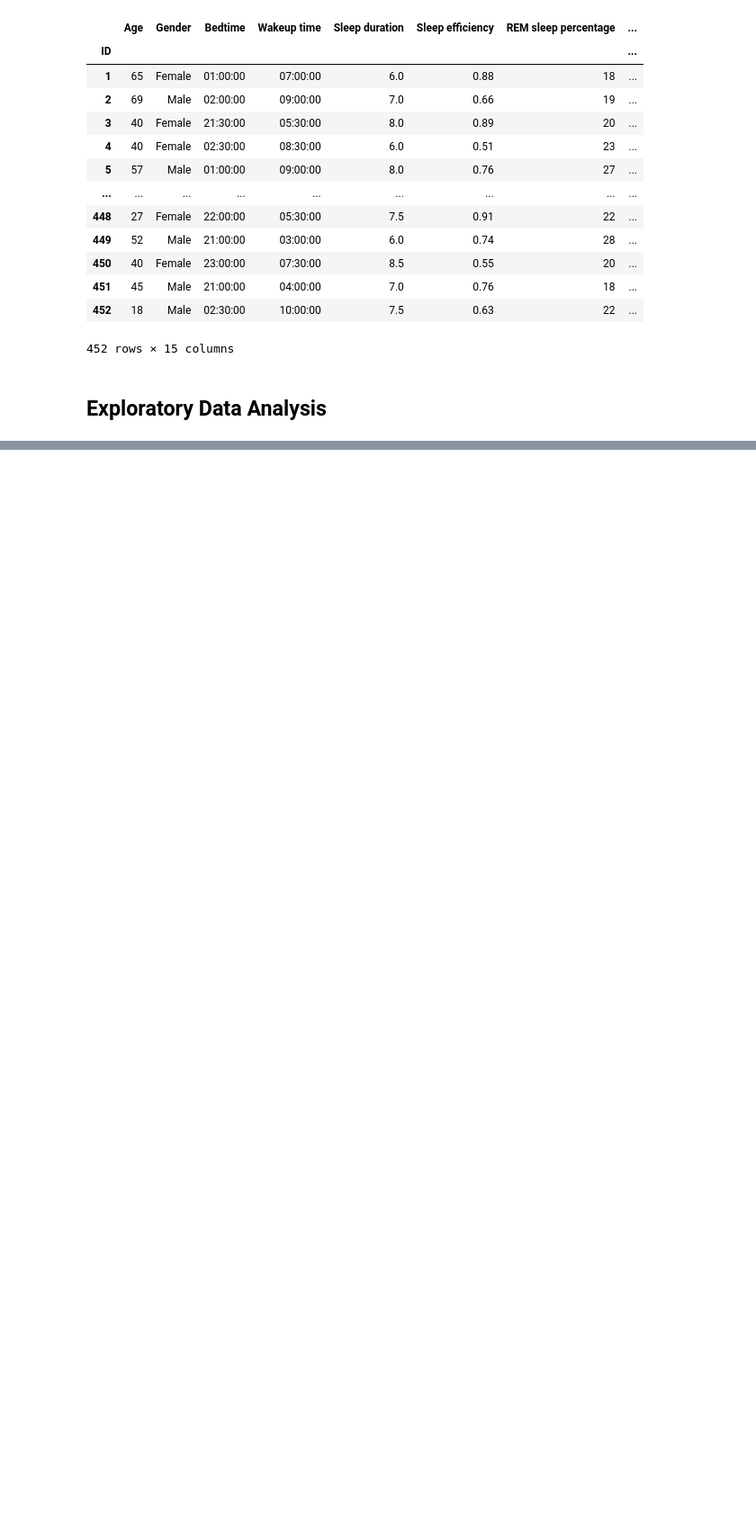
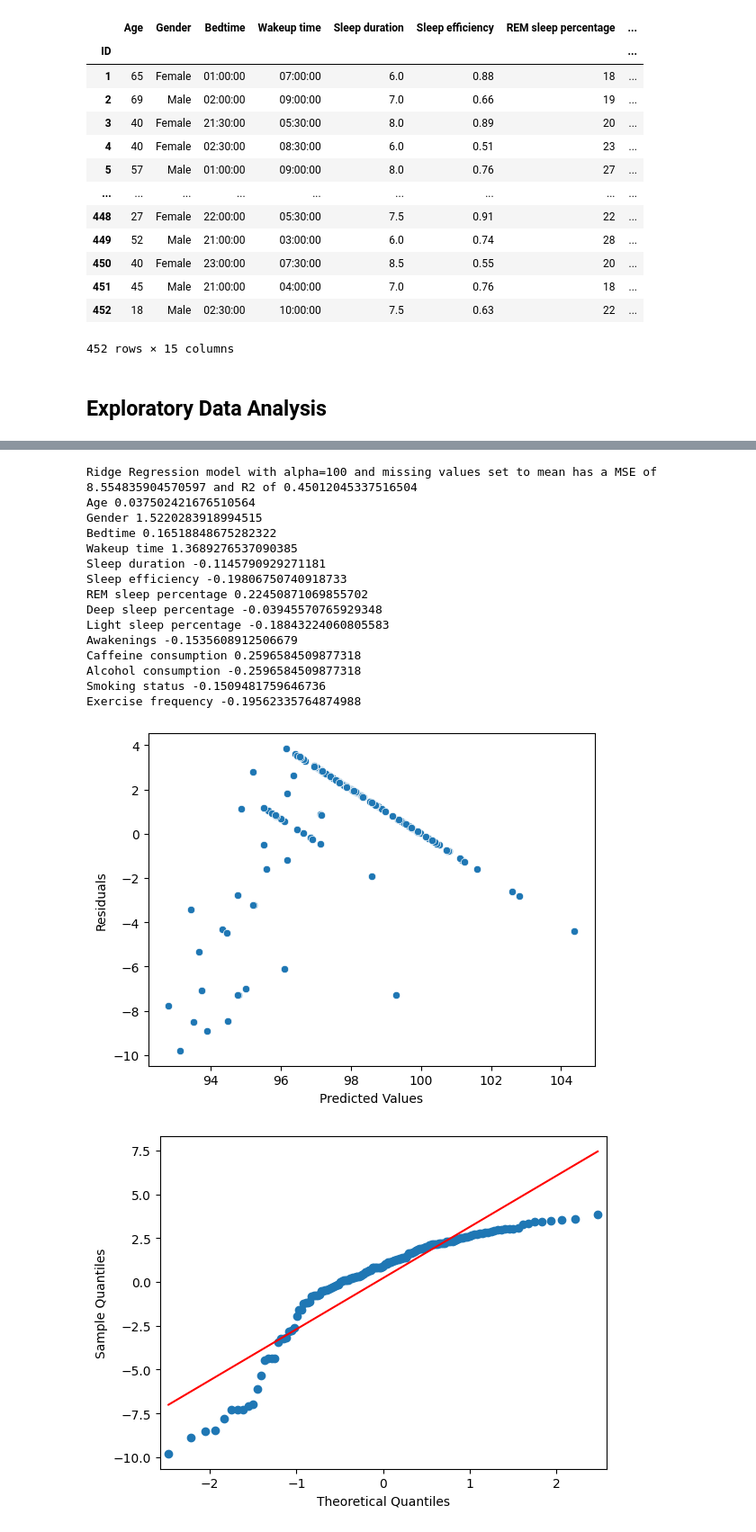
Before and after one commit to calebrauscher/IBM_supervised_learning, a Jupyter notebook: sleep_analysis.ipynb, the cells around one changed output, grey strips where cells are left out. Shown at 90% size. Saved outputs shown, nothing was run; the diff lists cells and outputs as text; code cells hidden in the pictures; blank space fills up the shorter version.

Commit message:
add polynomial features and nonlinear models

```diff
--- a/sleep_analysis.ipynb
+++ b/sleep_analysis.ipynb
@@ -106,7 +106,8 @@ sleep_df["Sleep Quality"] = sleep_df.apply(
         min((row["Sleep duration"] * row["REM sleep percentage"] / 100) / 1.5, 1)
         + min((row["Sleep duration"] * row["Deep sleep percentage"] / 100) / 1.5, 1)
     )
-    / 2 * 100,
+    / 2
+    * 100,
     axis=1,
 )
 sleep_df
@@ -395,3 +156,0 @@ Best score found:  0.7628710640276288
-# %%
-model_mse, model_r2, y_pred, y_test, _ = evaluate_model(X, y, SVR(C=10, degree=2, kernel="poly"))
-print(f"Support Vector Machine Regression model with missing values set to mean has a MSE of {model_mse} and R2 of {model_r2}")
@@ -399,0 +239,3 @@ Support Vector Machine Regression model with missing values set to mean has a MS
+# %%
+X0 = sleep_df.drop("Sleep Quality", axis=1).fillna(0)
+y0 = sleep_df.loc[:, "Sleep Quality"]
@@ -399,0 +323,16 @@ Support Vector Machine Regression model with missing values set to mean has a MS
+# %%
+from sklearn.linear_model import Ridge
+
+X_train, X_test, y_train, y_test, column_names = pre_process(X, y)
+
+grid_ridge = GridSearchCV(
+    estimator=Ridge(),
+    param_grid={"alpha": [0, 0.00001, 0.0001, 0.001, 0.01, 0.1, 1, 10, 100, 200]},
+    cv=5,
+)
+
+grid_ridge.fit(X_train, y_train)
+print("Best parameters found: ", grid_ridge.best_params_)
+
+# Print the best score
+print("Best score found: ", grid_ridge.best_score_)
@@ -399,0 +342,36 @@ Support Vector Machine Regression model with missing values set to mean has a MS
+# %%
+model_mse, model_r2, y_pred, y_test, coeff = evaluate_model(
+    X_train,
+    X_test,
+    y_train,
+    y_test,
+    column_names,
+    Ridge(alpha=grid_ridge.best_params_.get("alpha")),
+)
+
+print(
+    f"Ridge Regression model with alpha={grid_ridge.best_params_.get('alpha')} and missing values set to mean has a MSE of {model_mse} and R2 of {model_r2}"
+)
+
+for coefficient, value in coeff.items():
+    print(coefficient, value)
+
+check_assumptions(y_pred, y_test)
+# %% [output]
+Ridge Regression model with alpha=100 and missing values set to mean has a MSE of 8.554835904570597 and R2 of 0.45012045337516504
+Age 0.037502421676510564
+Gender 1.5220283918994515
+Bedtime 0.16518848675282322
+Wakeup time 1.3689276537090385
+Sleep duration -0.1145790929271181
+Sleep efficiency -0.19806750740918733
+REM sleep percentage 0.22450871069855702
+Deep sleep percentage -0.03945570765929348
+Light sleep percentage -0.18843224060805583
+Awakenings -0.1535608912506679
+Caffeine consumption 0.2596584509877318
+Alcohol consumption -0.2596584509877318
+Smoking status -0.1509481759646736
+Exercise frequency -0.19562335764874988
+[figure, added]
+[figure, added]
```
Also changed, not shown: parts of 60 cells of this notebook.
